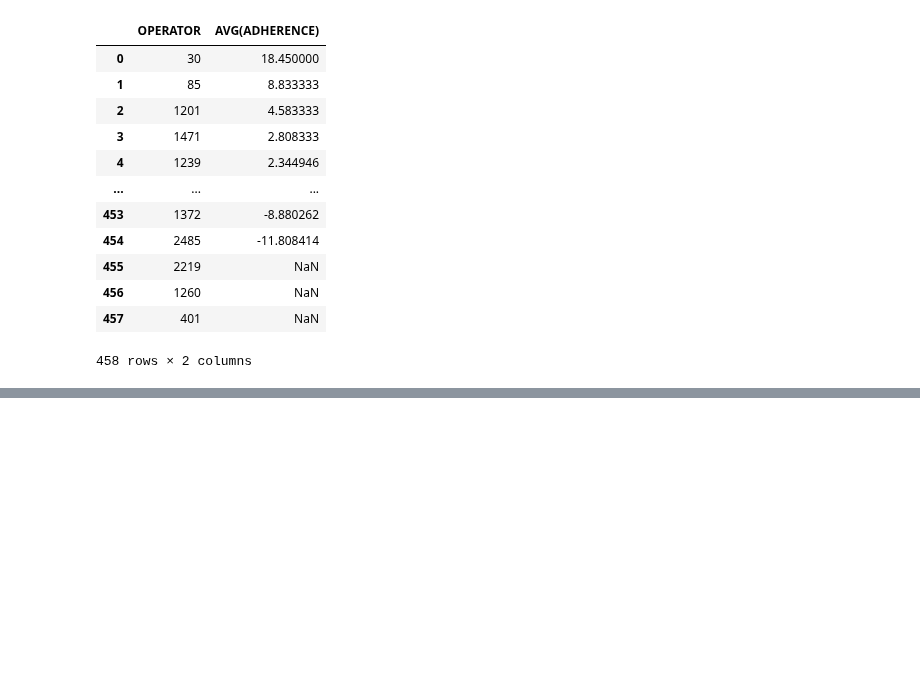
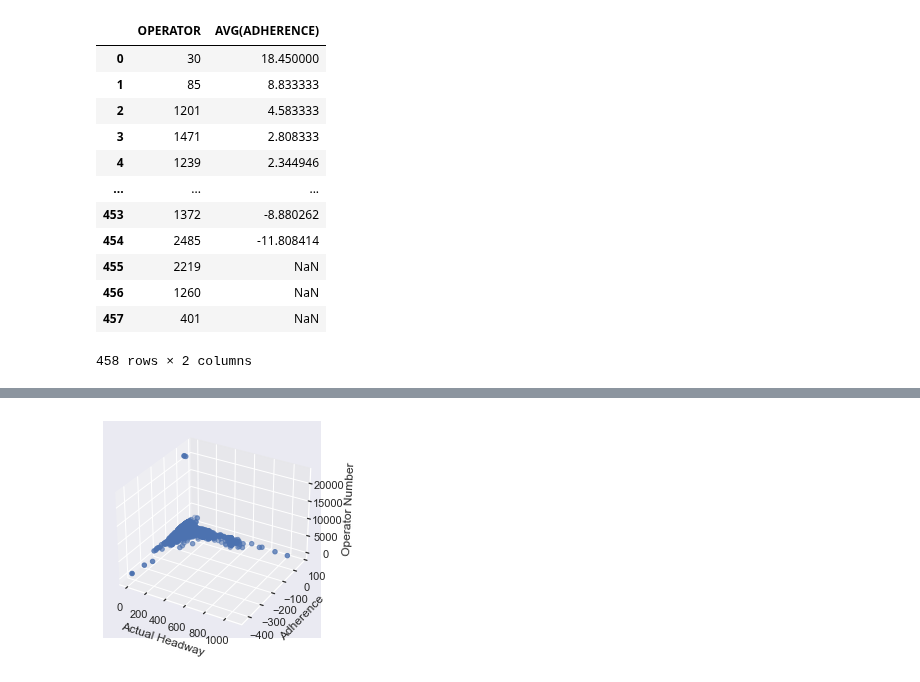
Before and after one commit to NSS-Data-Analytics-Cohort-7/wego-shut_up_and_take_my_query, a Jupyter notebook: WeGo/notebooks/Untitled.ipynb, the cells around one changed output, grey strips where cells are left out. Saved outputs shown, nothing was run; the diff lists cells and outputs as text; code cells hidden in the pictures; blank space fills up the shorter version.

```diff
--- a/WeGo/notebooks/Untitled.ipynb
+++ b/WeGo/notebooks/Untitled.ipynb
@@ -57,0 +72,3 @@ project_csv_df
+# %%
+heatmap_df2 = project_csv_df.drop(project_csv_df.columns[[0,1,2,3,4,5,7,8,9,10,11,12,13,14,21,22,23,24,25,26,27,28,29]], axis=1)
+heatmap_df2
@@ -162,0 +248,19 @@ head_way1= 'SELECT OPERATOR, AVG(ADHERENCE), AVG'
+# %%
+sns.set(style='darkgrid')
+fig = plt.figure()
+ax = fig.add_subplot(111, projection= '3d')
+x= heatmap_df2['ACTUAL_HDWY']
+y= heatmap_df2['ADHERENCE']
+z= heatmap_df2['OPERATOR']
+size= heatmap_df2 ['OPERATOR']
+
+
+ax.set_xlabel('Actual Headway')
+ax.set_ylabel('Adherence')
+ax.set_zlabel('Operator Number')
+
+ax.scatter(x, y, z,)
+
+plt.show()
+# %% [output]
+[figure, added]
```
Also changed, not shown: parts of 11 cells of this notebook.
